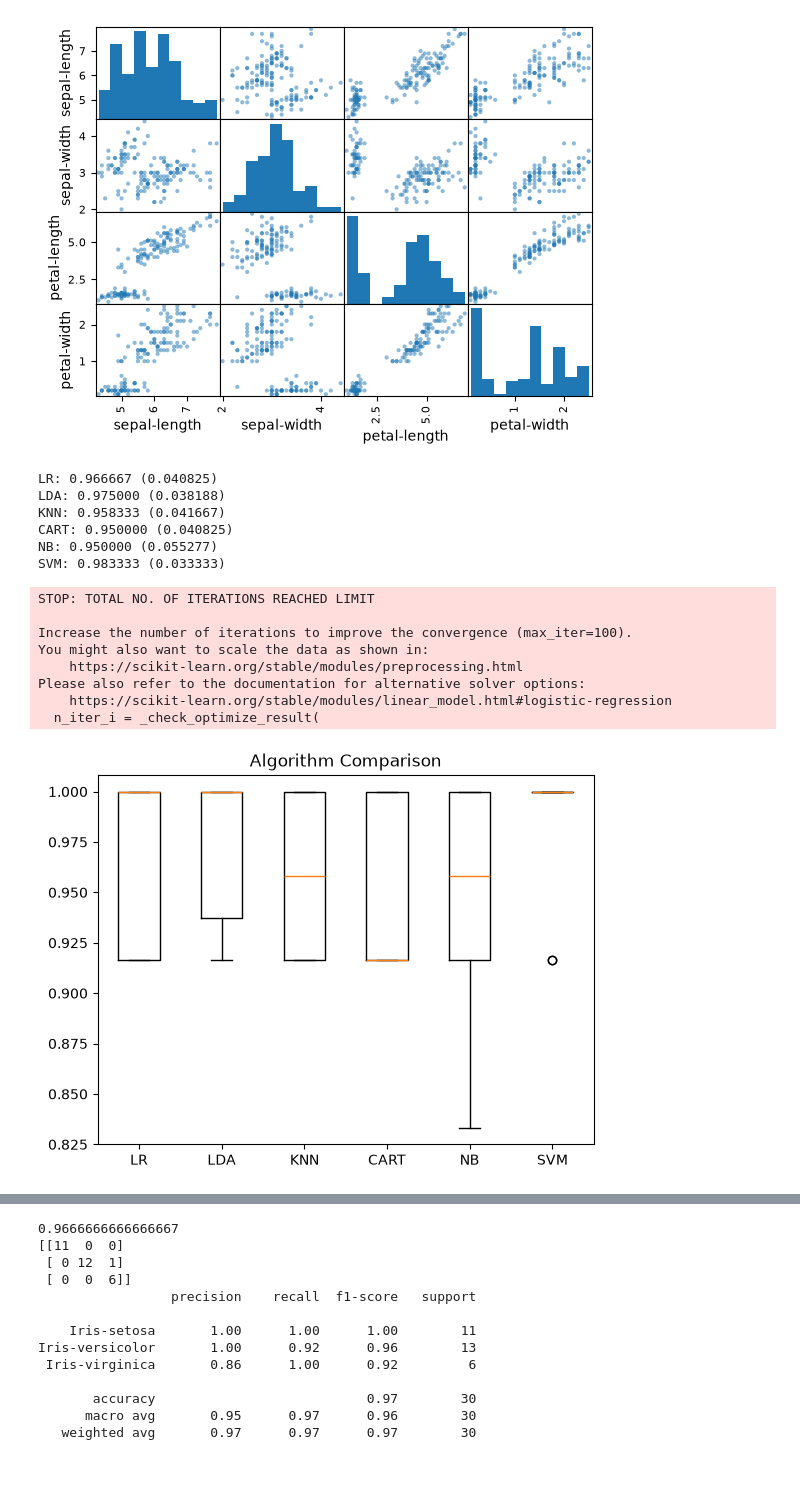
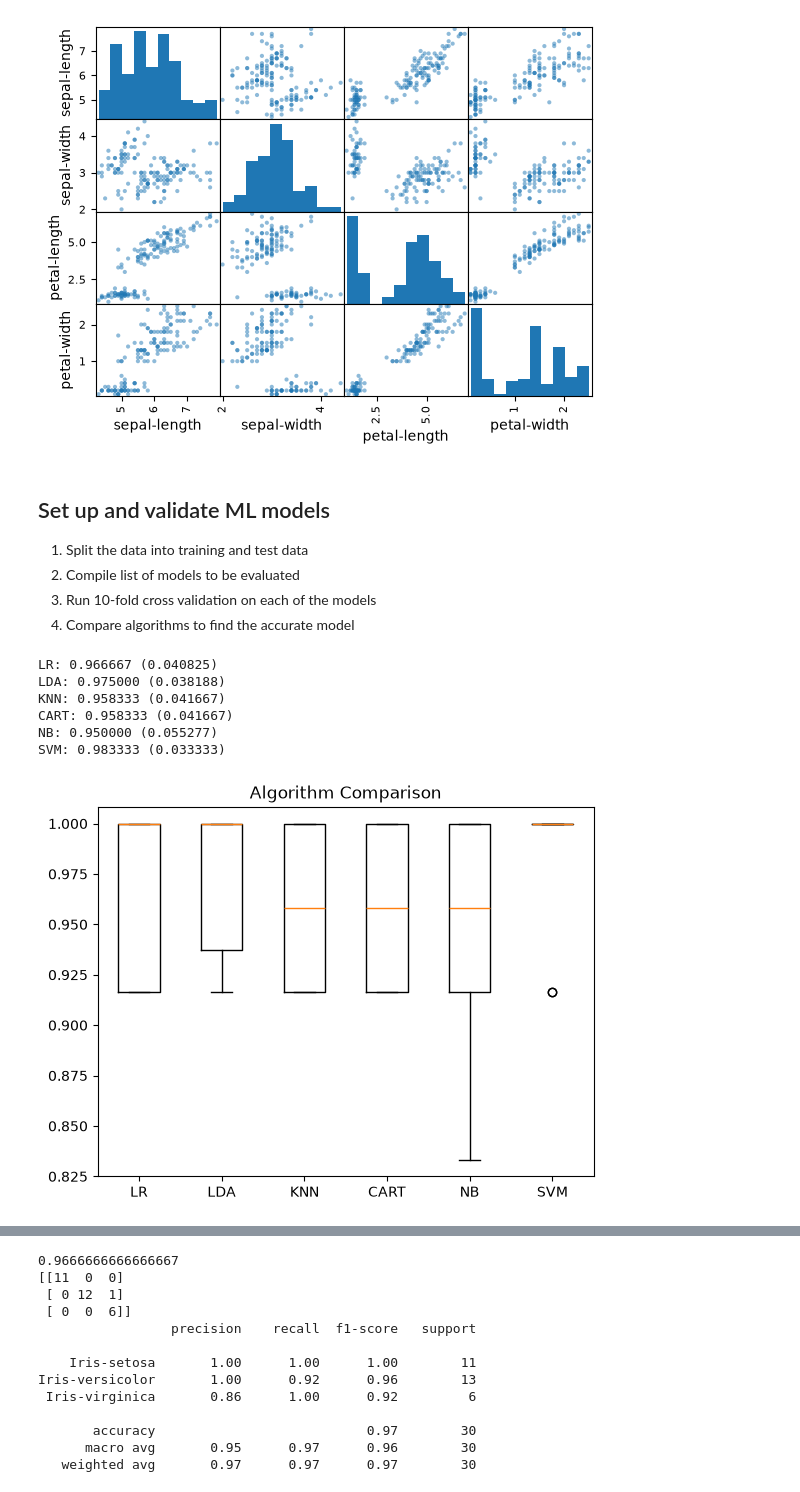
Before and after one commit to cralbers/bsgp7030_assignment5, a Jupyter notebook: ML_python.ipynb, the cells around one changed output, grey strips where cells are left out. Saved outputs shown, nothing was run; the diff lists cells and outputs as text; code cells hidden in the pictures.

```diff
--- a/ML_python.ipynb
+++ b/ML_python.ipynb
@@ -73,6 +79,12 @@ plt.show()
 [figure]
 [figure]
 [figure]
+# %% [markdown]
+## Set up and validate ML models
+1. Split the data into training and test data
+2. Compile list of models to be evaluated
+3. Run 10-fold cross validation on each of the models
+4. Compare algorithms to find the accurate model
 # %%
 # Split the dataset to make a validation dataset
 array = dataset.values
@@ -82,42 +94,34 @@ x_train, x_validation, y_train, y_validation = train_test_split(x, y, test_size=
 
 # Spot Check Algorithms
 models = []
-models.append(('LR', LogisticRegression(solver='lbfgs')))
+models.append(('LR', LogisticRegression(solver='lbfgs', max_iter=1000)))
 models.append(('LDA', LinearDiscriminantAnalysis()))
 models.append(('KNN', KNeighborsClassifier()))
 models.append(('CART', DecisionTreeClassifier()))
 models.append(('NB', GaussianNB()))
 models.append(('SVM', SVC(gamma='auto')))
 
 
 # evaluate each model in turn using 10-fold cross-validation
 results = []
 names = []
 for name, model in models: # for each model
 	kfold = StratifiedKFold(n_splits=10, random_state=1, shuffle=True)
 	cv_results = cross_val_score(model, x_train, y_train, cv=kfold, scoring='accuracy')
 	results.append(cv_results)
 	names.append(name)
 	print('%s: %f (%f)' % (name, cv_results.mean(), cv_results.std()))
 
 
 # Compare Algorithms
 plt.boxplot(results, tick_labels=names)
 plt.title('Algorithm Comparison')
 plt.show()
 # %% [output]
 LR: 0.966667 (0.040825)
 LDA: 0.975000 (0.038188)
 KNN: 0.958333 (0.041667)
-CART: 0.950000 (0.040825)
+CART: 0.958333 (0.041667)
 NB: 0.950000 (0.055277)
 SVM: 0.983333 (0.033333)
-STOP: TOTAL NO. OF ITERATIONS REACHED LIMIT
-
-Increase the number of iterations to improve the convergence (max_iter=100).
-You might also want to scale the data as shown in:
-    https://scikit-learn.org/stable/modules/preprocessing.html
-Please also refer to the documentation for alternative solver options:
-    https://scikit-learn.org/stable/modules/linear_model.html#logistic-regression
-  n_iter_i = _check_optimize_result(
-[figure, old version]
+[figure, new version]
```
Also changed, not shown: parts of 5 cells of this notebook, 1 other file.
